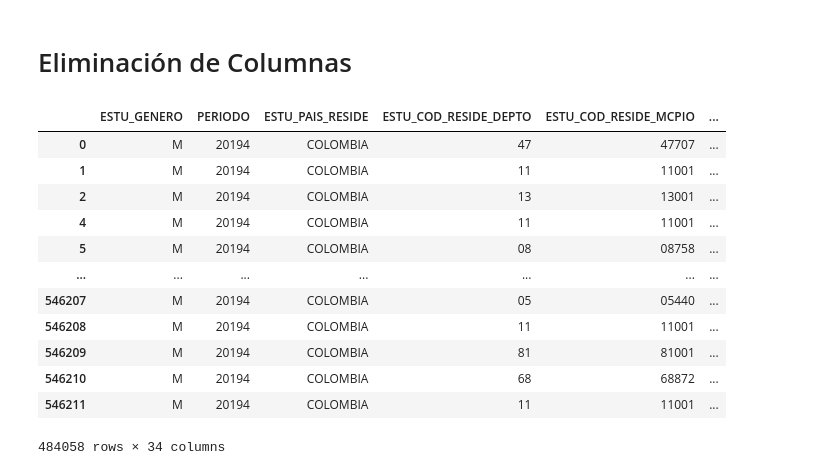
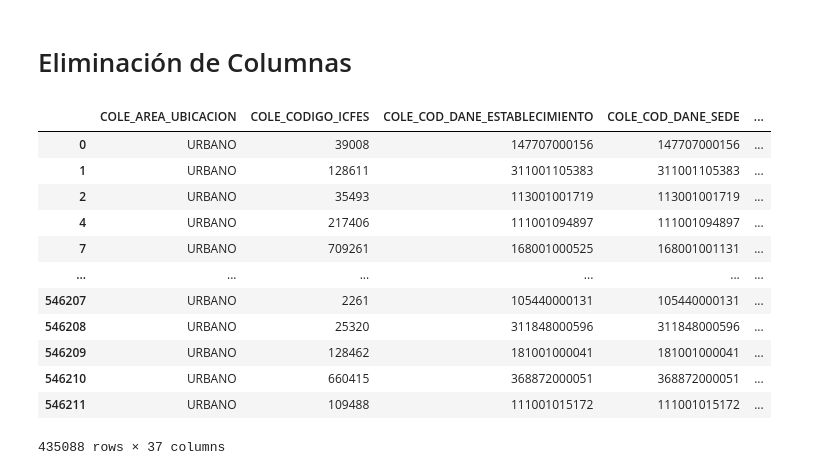
Before and after one commit to juanjaramillo98/Seminario, a Jupyter notebook: momentos_evaluativos/ME03-G02-1216727112-1152706601/ME03-G02-notebook.ipynb, the cells around one changed output. Saved outputs shown, nothing was run; the diff lists cells and outputs as text; code cells hidden in the pictures.

Commit message:
Se añade seccion para filtrar registros

```diff
--- a/momentos_evaluativos/ME03-G02-1216727112-1152706601/ME03-G02-notebook.ipynb
+++ b/momentos_evaluativos/ME03-G02-1216727112-1152706601/ME03-G02-notebook.ipynb
@@ -255,8 +277,15 @@ filters.update(
+# %%
+drop_cols+=[
+    "DESEMP_INGLES", #No relevante para el objetivo
+    "PERCENTIL_GLOBAL" #No relevante para el objetivo
+]
 # %% [markdown]
 ## Columnas Numericas
 # %%
 # listamos todas las columnas de numeros
-numCols=df.select_dtypes(include = ['float64','int32','int64']).columns.tolist()
-estu_num_cols = list(filter(lambda x: 'ESTU' in x, numCols ))
-fami_num_Cols = list(filter(lambda x: 'COLE' in x, numCols ))
+num_cols=df.select_dtypes(include = ['float64','int32','int64']).columns.tolist()
+estu_num_cols = list(filter(lambda x: 'ESTU' in x, num_cols))
+fami_num_Cols = list(filter(lambda x: 'FAMI' in x, num_cols))
+cole_num_Cols = list(filter(lambda x: 'COLE' in x, num_cols)) # Columnas con información del colegio del estudiante
+restante_num_cols = list(filter(lambda x: not 'ESTU' in x and not 'FAMI' in x and not 'COLE' in x, num_cols))
 # %% [markdown]
@@ -281,3 +329,16 @@ drop_cols += estu_num_cols #ninguna coluna numerica del Estu es prescindible
+# %%
+drop_cols+=[
+    "PERIODO", # No relevante para el objetivo
+    "PERCENTIL_LECTURA_CRITICA", # No relevante para el objetivo
+    "DESEMP_LECTURA_CRITICA", # No relevante para el objetivo
+    "PERCENTIL_MATEMATICAS", # No relevante para el objetivo
+    "DESEMP_MATEMATICAS", # No relevante para el objetivo
+    "PERCENTIL_C_NATURALES",# No relevante para el objetivo
+    "DESEMP_C_NATURALES", # No relevante para el objetivo
+    "PERCENTIL_SOCIALES_CIUDADANAS",#No relevante para el objetivo
+    "DESEMP_SOCIALES_CIUDADANAS", # No relevante para el objetivo
+    "PERCENTIL_INGLES" # No relevante para el objetivo
+]
 # %% [markdown]
 # Filtrado de filas
 # %%
@@ -293,25 +354,27 @@ def filtrar(df, filtros):
     return filtered_df
 # %%
 df_filtrado = filtrar(df, filters)
+df_filtrado = df_filtrado.dropna()
 # %% [markdown]
 # Eliminación de Columnas
 # %%
-df_filtrado.drop(drop_cols, inplace=True, axis=1)
+df_filtrado = df_filtrado.drop(drop_cols, axis=1)
+df_filtrado = df_filtrado.reindex(sorted(df_filtrado.columns), axis=1)
 df_filtrado
 # %% [output]
-|  | ESTU_GENERO | PERIODO | ESTU_PAIS_RESIDE | ESTU_COD_RESIDE_DEPTO | ESTU_COD_RESIDE_MCPIO | ... |
-| 0 | M | 20194 | COLOMBIA | 47 | 47707 | ... |
-| 1 | M | 20194 | COLOMBIA | 11 | 11001 | ... |
-| 2 | M | 20194 | COLOMBIA | 13 | 13001 | ... |
-| 4 | M | 20194 | COLOMBIA | 11 | 11001 | ... |
-| 5 | M | 20194 | COLOMBIA | 08 | 08758 | ... |
-| ... | ... | ... | ... | ... | ... | ... |
-| 546207 | M | 20194 | COLOMBIA | 05 | 05440 | ... |
-| 546208 | M | 20194 | COLOMBIA | 11 | 11001 | ... |
-| 546209 | M | 20194 | COLOMBIA | 81 | 81001 | ... |
-| 546210 | M | 20194 | COLOMBIA | 68 | 68872 | ... |
-| 546211 | M | 20194 | COLOMBIA | 11 | 11001 | ... |
+|  | COLE_AREA_UBICACION | COLE_CODIGO_ICFES | COLE_COD_DANE_ESTABLECIMIENTO | COLE_COD_DANE_SEDE | ... |
+| 0 | URBANO | 39008 | 147707000156 | 147707000156 | ... |
+| 1 | URBANO | 128611 | 311001105383 | 311001105383 | ... |
+| 2 | URBANO | 35493 | 113001001719 | 113001001719 | ... |
+| 4 | URBANO | 217406 | 111001094897 | 111001094897 | ... |
+| 7 | URBANO | 709261 | 168001000525 | 168001001131 | ... |
+| ... | ... | ... | ... | ... | ... |
+| 546207 | URBANO | 2261 | 105440000131 | 105440000131 | ... |
+| 546208 | URBANO | 25320 | 311848000596 | 311848000596 | ... |
+| 546209 | URBANO | 128462 | 181001000041 | 181001000041 | ... |
+| 546210 | URBANO | 660415 | 368872000051 | 368872000051 | ... |
+| 546211 | URBANO | 109488 | 111001015172 | 111001015172 | ... |
-484058 rows × 34 columns
+435088 rows × 37 columns
 # %%
 df_filtrado.columns
 # %% [output]
```
Also changed, not shown: parts of 20 cells of this notebook.
